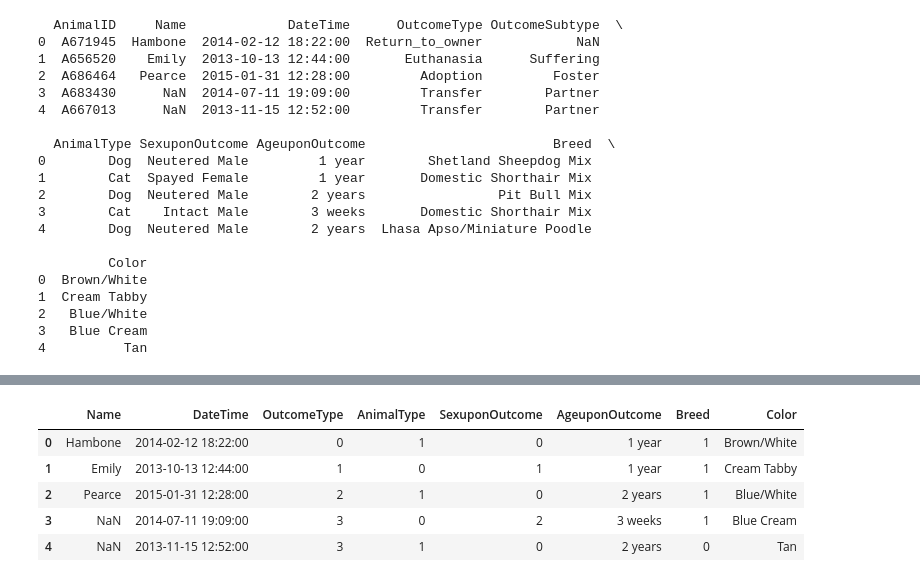
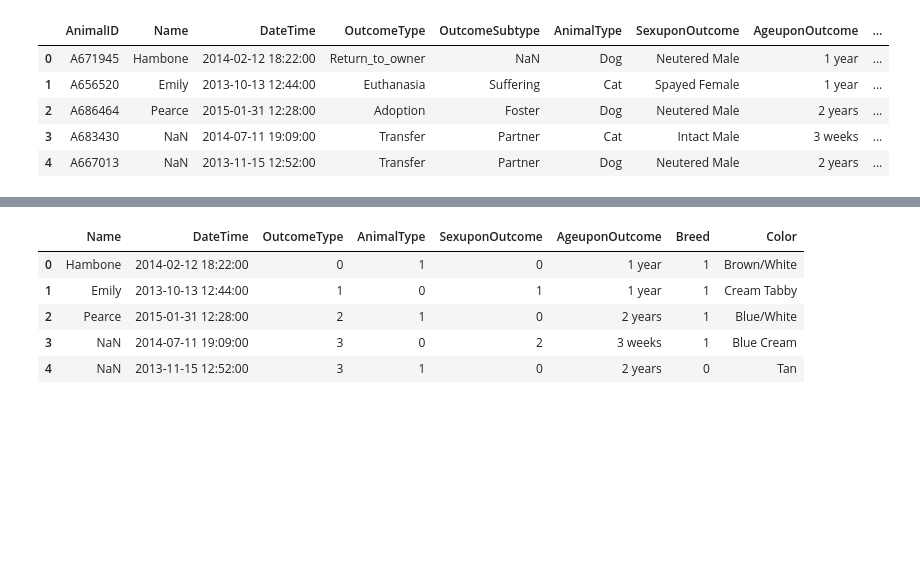
Before and after one commit to cedrictongg/CS5661_DataScience, a Jupyter notebook: FinalProject_Master.ipynb, the cells around one changed output, grey strips where cells are left out. Saved outputs shown, nothing was run; the diff lists cells and outputs as text; code cells hidden in the pictures; blank space fills up the shorter version.

```diff
--- a/FinalProject_Master.ipynb
+++ b/FinalProject_Master.ipynb
@@ -14,28 +14,14 @@ from sklearn.tree import DecisionTreeClassifier
 from sklearn.ensemble import RandomForestClassifier
 # %%
 data = pd.read_csv('train.csv')
-print(data.head())
+data.head()
 # %% [output]
-  AnimalID     Name             DateTime      OutcomeType OutcomeSubtype  \
-0  A671945  Hambone  2014-02-12 18:22:00  Return_to_owner            NaN
-1  A656520    Emily  2013-10-13 12:44:00       Euthanasia      Suffering
-2  A686464   Pearce  2015-01-31 12:28:00         Adoption         Foster
-3  A683430      NaN  2014-07-11 19:09:00         Transfer        Partner
-4  A667013      NaN  2013-11-15 12:52:00         Transfer        Partner
-
-  AnimalType SexuponOutcome AgeuponOutcome                        Breed  \
-0        Dog  Neutered Male         1 year        Shetland Sheepdog Mix
-1        Cat  Spayed Female         1 year       Domestic Shorthair Mix
-2        Dog  Neutered Male        2 years                 Pit Bull Mix
-3        Cat    Intact Male        3 weeks       Domestic Shorthair Mix
-4        Dog  Neutered Male        2 years  Lhasa Apso/Miniature Poodle
-
-         Color
-0  Brown/White
-1  Cream Tabby
-2   Blue/White
-3   Blue Cream
-4          Tan
+|  | AnimalID | Name | DateTime | OutcomeType | OutcomeSubtype | AnimalType | SexuponOutcome | AgeuponOutcome | ... |
+| 0 | A671945 | Hambone | 2014-02-12 18:22:00 | Return_to_owner | NaN | Dog | Neutered Male | 1 year | ... |
+| 1 | A656520 | Emily | 2013-10-13 12:44:00 | Euthanasia | Suffering | Cat | Spayed Female | 1 year | ... |
+| 2 | A686464 | Pearce | 2015-01-31 12:28:00 | Adoption | Foster | Dog | Neutered Male | 2 years | ... |
+| 3 | A683430 | NaN | 2014-07-11 19:09:00 | Transfer | Partner | Cat | Intact Male | 3 weeks | ... |
+| 4 | A667013 | NaN | 2013-11-15 12:52:00 | Transfer | Partner | Dog | Neutered Male | 2 years | ... |
 # %%
 # these tables we decided would not have any outcome to our project
 data.drop(['AnimalID', 'OutcomeSubtype'], axis=1, inplace=True)
```
Also changed, not shown: parts of 9 cells of this notebook.
